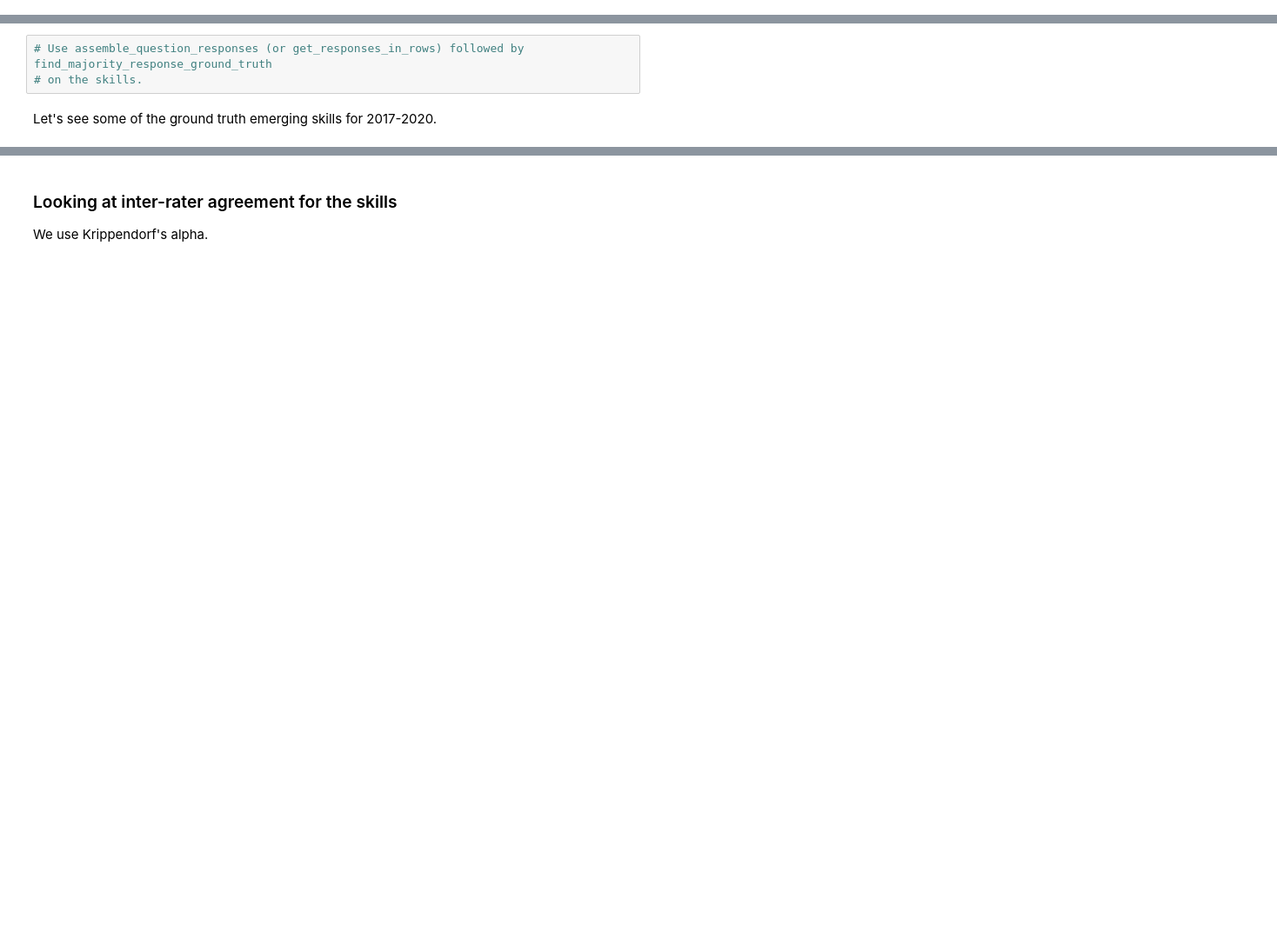
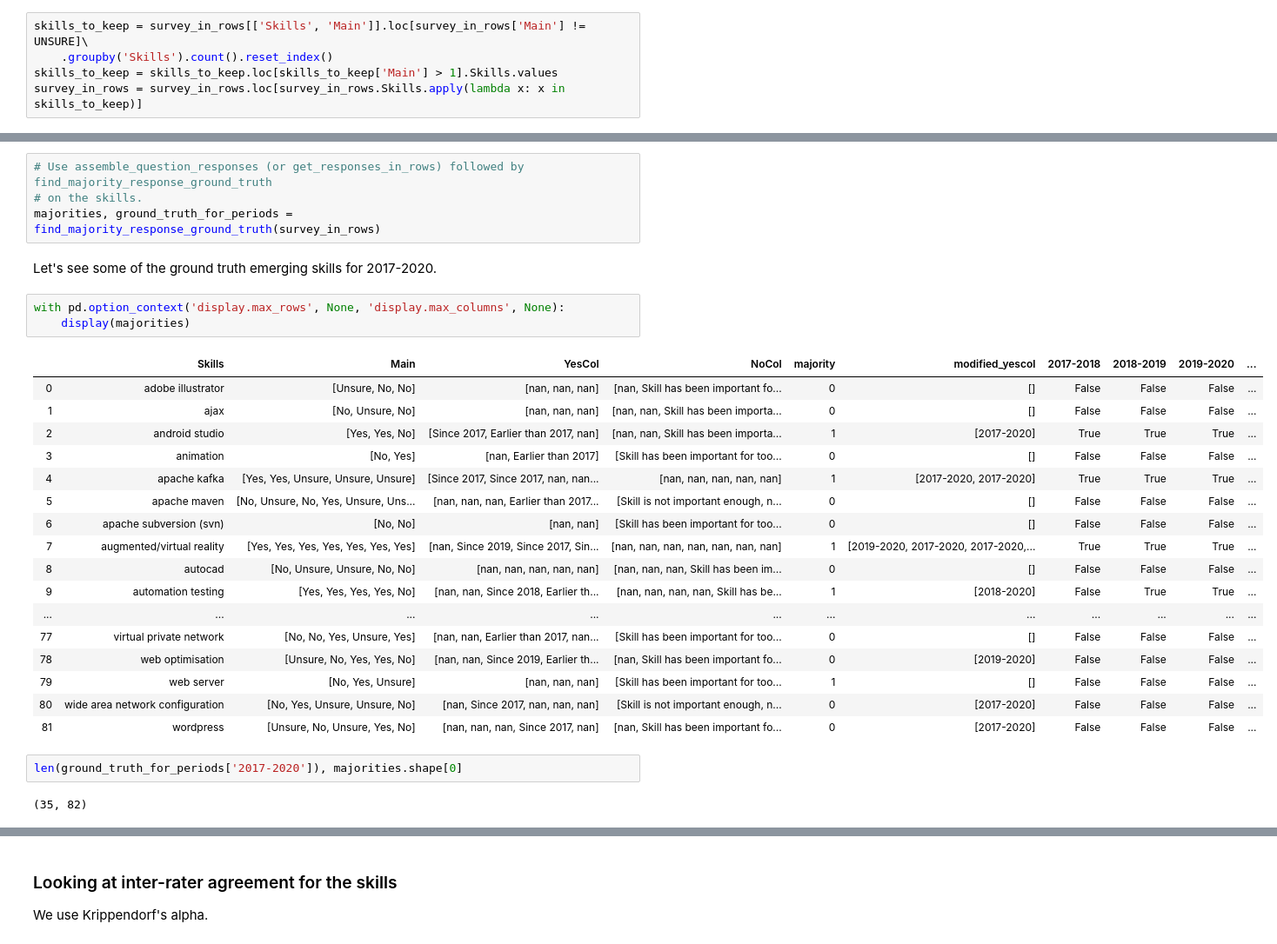
Before and after one commit to RamtinYazdanian/job_skill_trend_analysis, a Jupyter notebook: notebooks/survey_result_analysis.ipynb, the cells around one changed output, grey strips where cells are left out. Shown at 87% size. Drawn from its saved outputs; the diff is of its cells as text; blank space fills up the shorter version.

```diff
--- a/notebooks/survey_result_analysis.ipynb
+++ b/notebooks/survey_result_analysis.ipynb
@@ -34,3 +93,8 @@ The autoreload extension is already loaded. To reload it, use:
+# %%
+skills_to_keep = survey_in_rows[['Skills', 'Main']].loc[survey_in_rows['Main'] != UNSURE]\
+    .groupby('Skills').count().reset_index()
+skills_to_keep = skills_to_keep.loc[skills_to_keep['Main'] > 1].Skills.values
+survey_in_rows = survey_in_rows.loc[survey_in_rows.Skills.apply(lambda x: x in skills_to_keep)]
 # %% [markdown]
 ## Auxiliary firm data
 # %% [markdown]
@@ -40,5 +104,31 @@ The time period settings (and other settings) should be set through utilities/co
 # %%
 # Use assemble_question_responses (or get_responses_in_rows) followed by find_majority_response_ground_truth
 # on the skills.
+majorities, ground_truth_for_periods = find_majority_response_ground_truth(survey_in_rows)
 # %% [markdown]
 Let's see some of the ground truth emerging skills for 2017-2020.
+# %%
+with pd.option_context('display.max_rows', None, 'display.max_columns', None):
+    display(majorities)
+# %% [output]
+|  | Skills | Main | YesCol | NoCol | majority | modified_yescol | 2017-2018 | 2018-2019 | 2019-2020 | ... |
+| 0 | adobe illustrator | [Unsure, No, No] | [nan, nan, nan] | [nan, Skill has been important fo... | 0 | [] | False | False | False | ... |
+| 1 | ajax | [No, Unsure, No] | [nan, nan, nan] | [nan, nan, Skill has been importa... | 0 | [] | False | False | False | ... |
+| 2 | android studio | [Yes, Yes, No] | [Since 2017, Earlier than 2017, nan] | [nan, nan, Skill has been importa... | 1 | [2017-2020] | True | True | True | ... |
+| 3 | animation | [No, Yes] | [nan, Earlier than 2017] | [Skill has been important for too... | 0 | [] | False | False | False | ... |
+| 4 | apache kafka | [Yes, Yes, Unsure, Unsure, Unsure] | [Since 2017, Since 2017, nan, nan... | [nan, nan, nan, nan, nan] | 1 | [2017-2020, 2017-2020] | True | True | True | ... |
+| 5 | apache maven | [No, Unsure, No, Yes, Unsure, Uns... | [nan, nan, nan, Earlier than 2017... | [Skill is not important enough, n... | 0 | [] | False | False | False | ... |
+| 6 | apache subversion (svn) | [No, No] | [nan, nan] | [Skill has been important for too... | 0 | [] | False | False | False | ... |
+| 7 | augmented/virtual reality | [Yes, Yes, Yes, Yes, Yes, Yes, Yes] | [nan, Since 2019, Since 2017, Sin... | [nan, nan, nan, nan, nan, nan, nan] | 1 | [2019-2020, 2017-2020, 2017-2020,... | True | True | True | ... |
+| 8 | autocad | [No, Unsure, Unsure, No, No] | [nan, nan, nan, nan, nan] | [nan, nan, nan, Skill has been im... | 0 | [] | False | False | False | ... |
+| 9 | automation testing | [Yes, Yes, Yes, Yes, No] | [nan, nan, Since 2018, Earlier th... | [nan, nan, nan, nan, Skill has be... | 1 | [2018-2020] | False | True | True | ... |
+| ... | ... | ... | ... | ... | ... | ... | ... | ... | ... | ... |
+| 77 | virtual private network | [No, No, Yes, Unsure, Yes] | [nan, nan, Earlier than 2017, nan... | [Skill has been important for too... | 0 | [] | False | False | False | ... |
+| 78 | web optimisation | [Unsure, No, Yes, Yes, No] | [nan, nan, Since 2019, Earlier th... | [nan, Skill has been important fo... | 0 | [2019-2020] | False | False | False | ... |
+| 79 | web server | [No, Yes, Unsure] | [nan, nan, nan] | [Skill has been important for too... | 1 | [] | False | False | False | ... |
+| 80 | wide area network configuration | [No, Yes, Unsure, Unsure, No] | [nan, Since 2017, nan, nan, nan] | [Skill is not important enough, n... | 0 | [2017-2020] | False | False | False | ... |
+| 81 | wordpress | [Unsure, No, Unsure, Yes, No] | [nan, nan, nan, Since 2017, nan] | [nan, Skill has been important fo... | 0 | [2017-2020] | False | False | False | ... |
+# %%
+len(ground_truth_for_periods['2017-2020']), majorities.shape[0]
+# %% [output]
+(35, 82)
```
Also changed, not shown: parts of 34 cells of this notebook.
